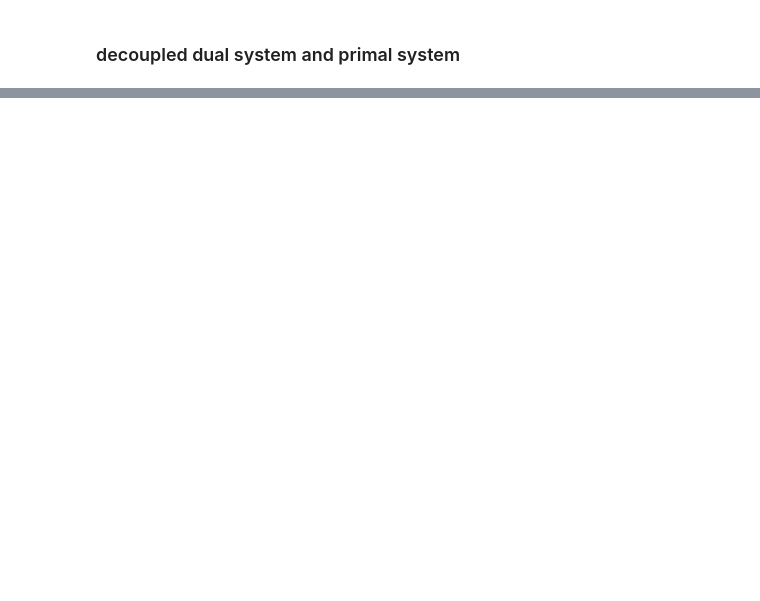
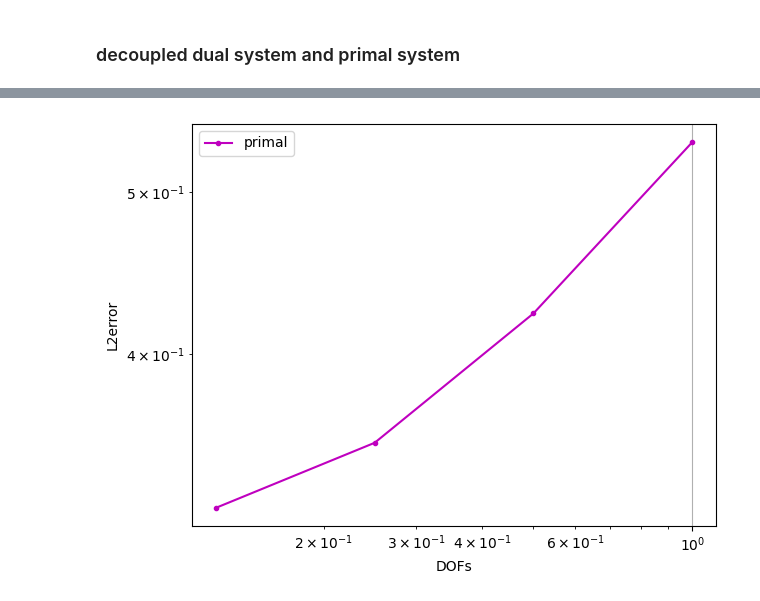
Before and after one commit to markusrenoldner/MEHCscheme, a Jupyter notebook: scripts/dirichlet_conv.ipynb, the cells around one changed output, grey strips where cells are left out. Drawn from its saved outputs; the diff is of its cells as text; code cells hidden in the pictures; blank space fills up the shorter version.

```diff
--- a/scripts/plots_dirichlet_conv.ipynb
+++ b/scripts/dirichlet_conv.ipynb
@@ -120,0 +116,20 @@ plt.grid()
+# %%
+data = np.genfromtxt("../out/rawdata/dirichlet-primal-conv-invisc.txt", delimiter=',').flatten()
+
+refstep = data[0::2][-4:]
+u =       data[1::2][-4:]
+# v =       data[2::4]
+# uvdiff =  data[3::4]
+
+plt.plot(refstep,u,"m.-" ,label="primal")
+# plt.plot(data[0::2][:-1],dataprimal3,"c.-",label="primal")
+# plt.plot(data[0::2],dataprimal2,"b.-",label="primal")
+plt.yscale("log")
+plt.legend()
+plt.xscale("log")
+plt.ylabel("L2error")
+plt.xlabel("DOFs")
+plt.tight_layout()
+plt.grid()
+# %% [output]
+[figure, added]
```
Also changed, not shown: parts of 4 cells of this notebook, 8 other files.
